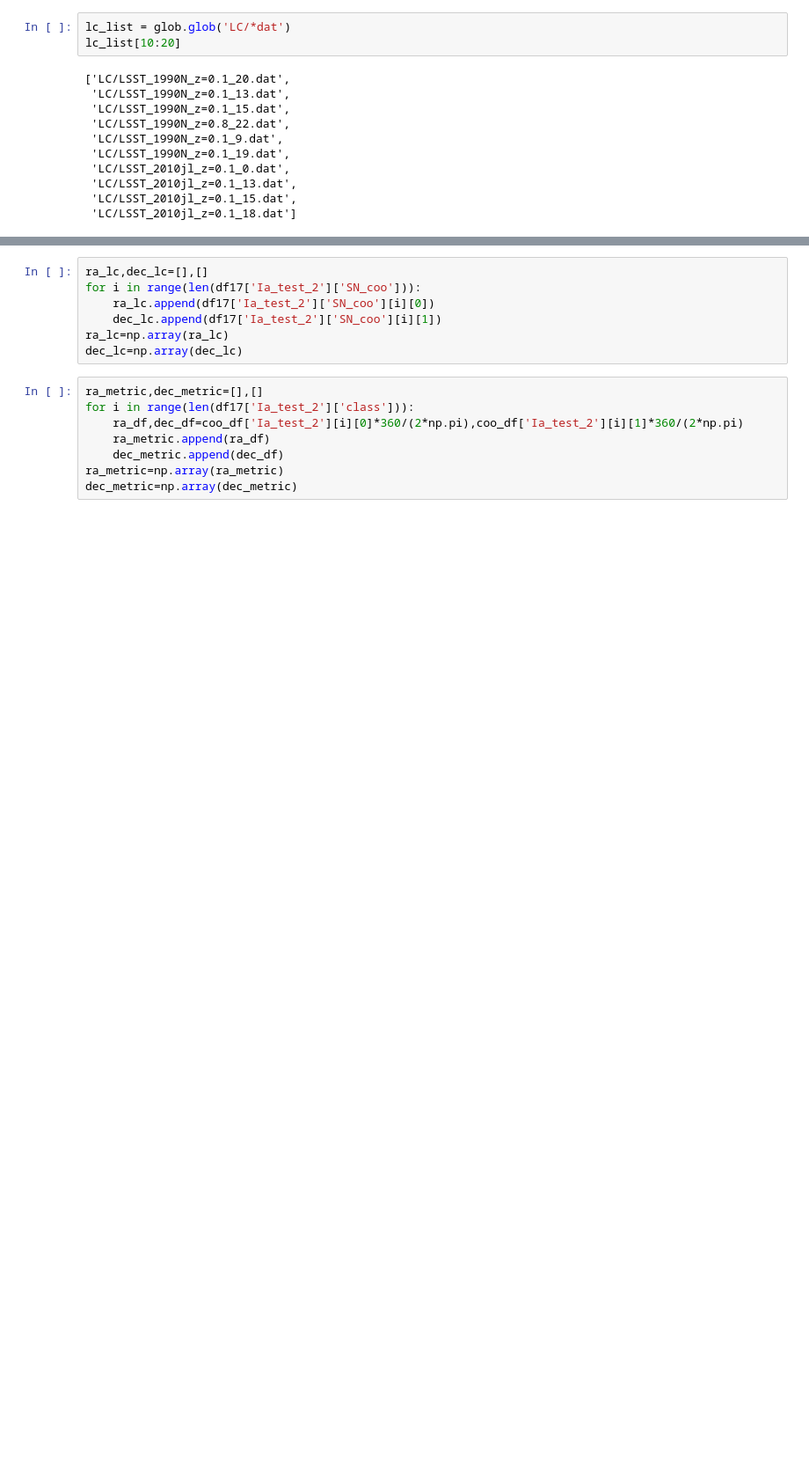
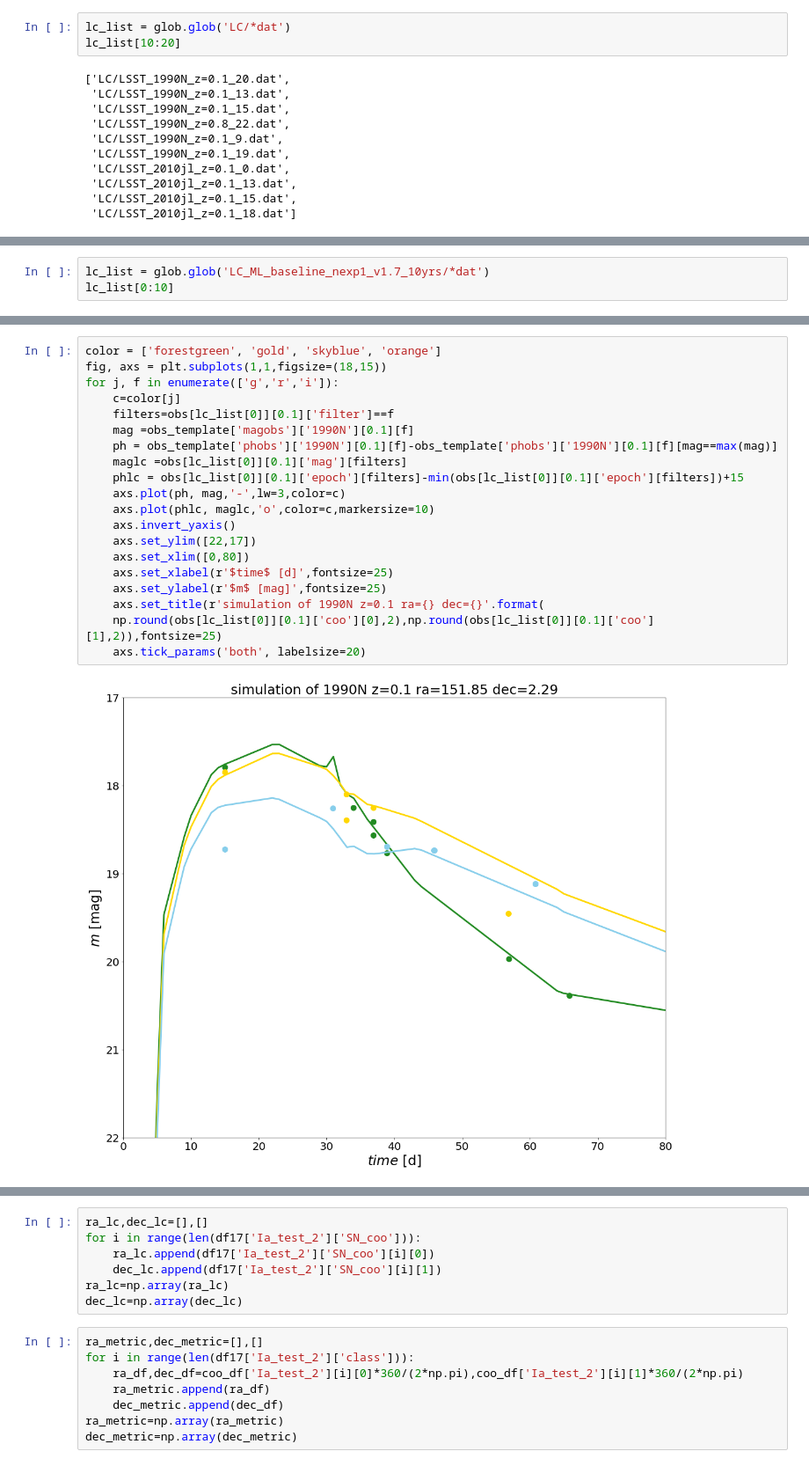
Before and after one commit to FabioRagosta/LSSTmetrics, a Jupyter notebook: SNRateMetric.ipynb, the cells around one changed output, grey strips where cells are left out. Shown at 88% size. Saved outputs shown, nothing was run; the diff lists cells and outputs as text; blank space fills up the shorter version.

```diff
--- a/SNRateMetric.ipynb
+++ b/SNRateMetric.ipynb
@@ -760,0 +785,3 @@ for lobs in obs.keys():
+# %%
+lc_list = glob.glob('LC_ML_baseline_nexp1_v1.7_10yrs/*dat')
+lc_list[0:10]
@@ -760,0 +799,22 @@ for lobs in obs.keys():
+# %%
+color = ['forestgreen', 'gold', 'skyblue', 'orange']
+fig, axs = plt.subplots(1,1,figsize=(18,15))
+for j, f in enumerate(['g','r','i']):
+    c=color[j]
+    filters=obs[lc_list[0]][0.1]['filter']==f
+    mag =obs_template['magobs']['1990N'][0.1][f]
+    ph = obs_template['phobs']['1990N'][0.1][f]-obs_template['phobs']['1990N'][0.1][f][mag==max(mag)]
+    maglc =obs[lc_list[0]][0.1]['mag'][filters]
+    phlc = obs[lc_list[0]][0.1]['epoch'][filters]-min(obs[lc_list[0]][0.1]['epoch'][filters])+15
+    axs.plot(ph, mag,'-',lw=3,color=c)
+    axs.plot(phlc, maglc,'o',color=c,markersize=10)
+    axs.invert_yaxis()
+    axs.set_ylim([22,17])
+    axs.set_xlim([0,80])
+    axs.set_xlabel(r'$time$ [d]',fontsize=25)
+    axs.set_ylabel(r'$m$ [mag]',fontsize=25)
+    axs.set_title(r'simulation of 1990N z=0.1 ra={} dec={}'.format(
+    np.round(obs[lc_list[0]][0.1]['coo'][0],2),np.round(obs[lc_list[0]][0.1]['coo'][1],2)),fontsize=25)
+    axs.tick_params('both', labelsize=20)
+# %% [output]
+[figure, added]
```
Also changed, not shown: parts of 5 cells of this notebook.
